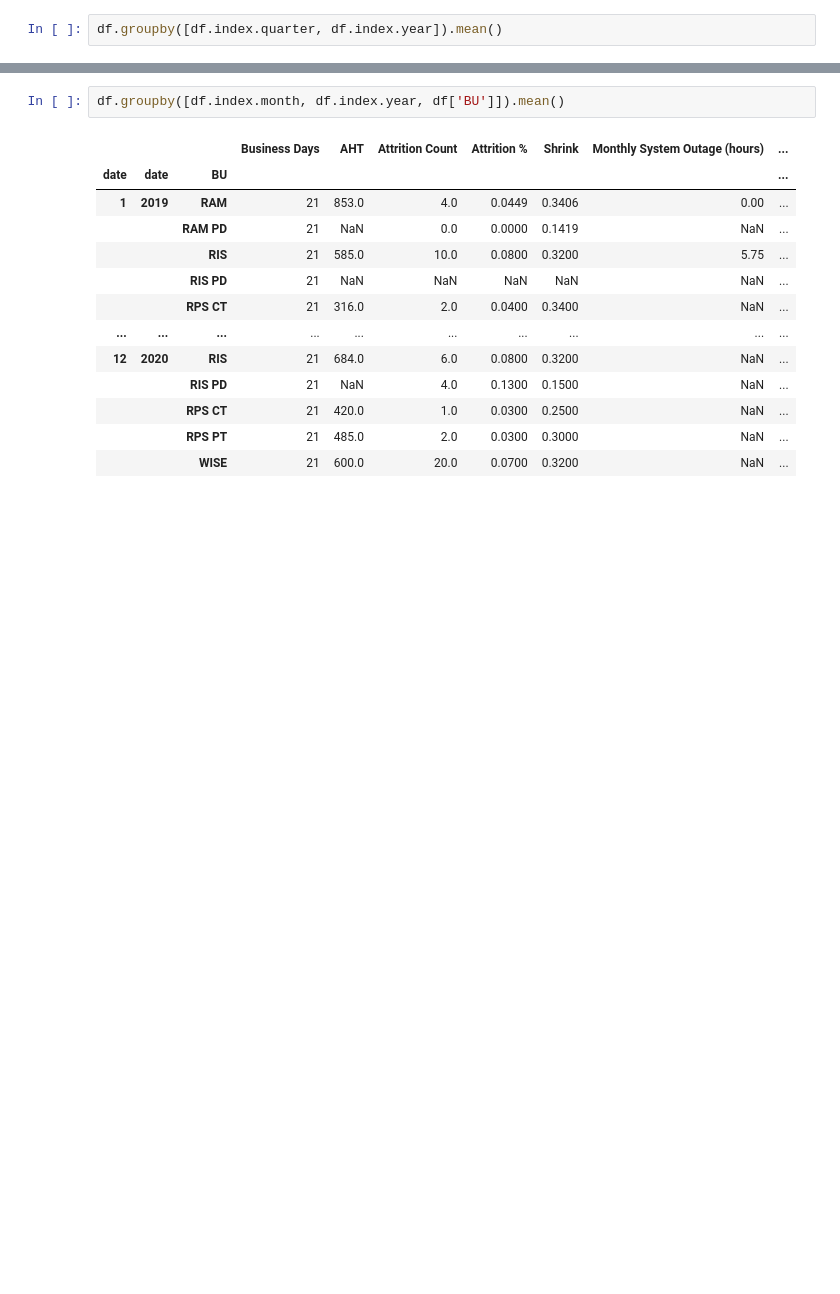
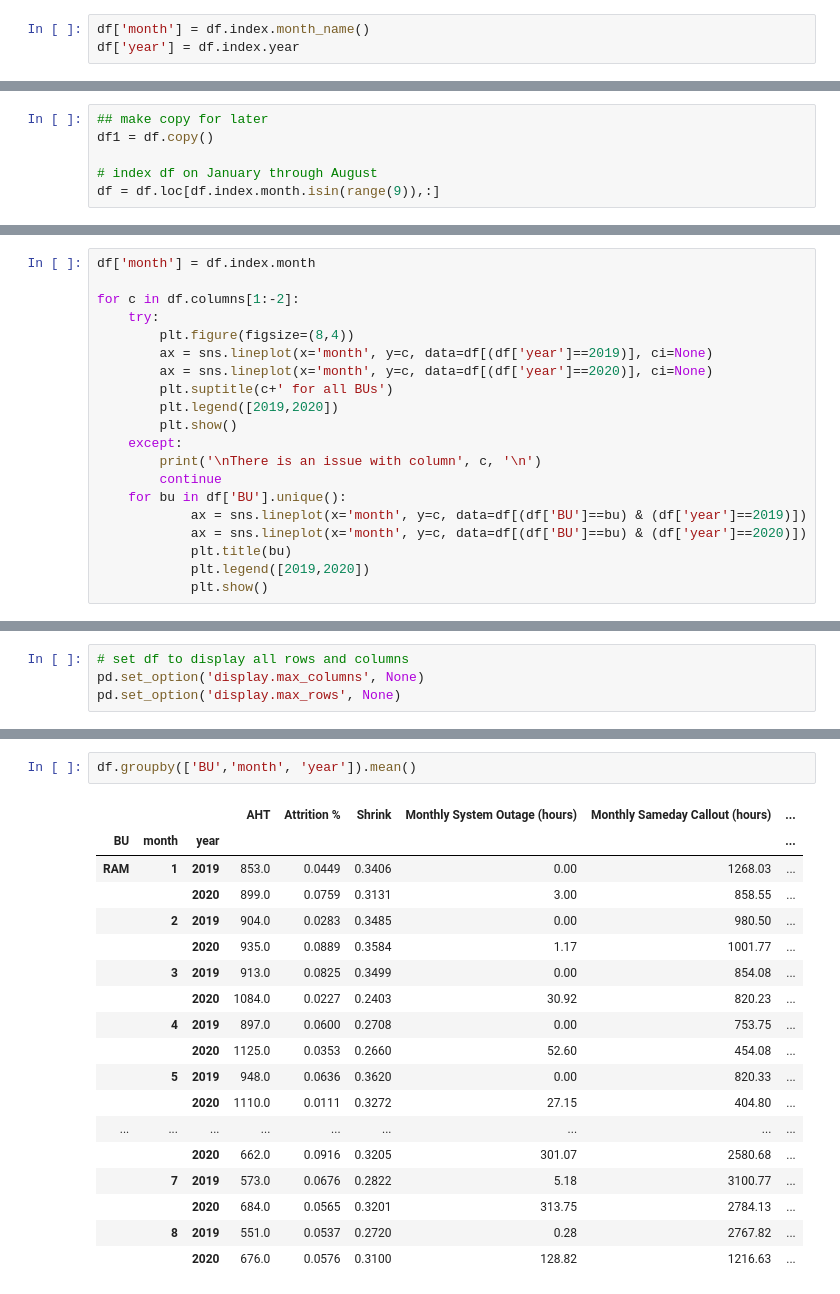
Before and after one commit to majickdave/wfh_analysis, a Jupyter notebook: wfh_analysis.ipynb, the cells around one changed output, grey strips where cells are left out. Saved outputs shown, nothing was run; the diff lists cells and outputs as text; blank space fills up the shorter version.

```diff
--- a/wfh_analysis.ipynb
+++ b/wfh_analysis.ipynb
@@ -45,2 +72,3 @@ df = df.drop('date', 1)
 # %%
-df.groupby([df.index.quarter, df.index.year]).mean()
+df['month'] = df.index.month_name()
+df['year'] = df.index.year
@@ -57,0 +77,6 @@ df.groupby([df.index.quarter, df.index.year]).mean()
+# %%
+## make copy for later
+df1 = df.copy()
+
+# index df on January through August
+df = df.loc[df.index.month.isin(range(9)),:]
@@ -57,0 +116,20 @@ df.groupby([df.index.quarter, df.index.year]).mean()
+# %%
+df['month'] = df.index.month
+
+for c in df.columns[1:-2]:
+    try:
+        plt.figure(figsize=(8,4))
+        ax = sns.lineplot(x='month', y=c, data=df[(df['year']==2019)], ci=None)
+        ax = sns.lineplot(x='month', y=c, data=df[(df['year']==2020)], ci=None)
+        plt.suptitle(c+' for all BUs')
+        plt.legend([2019,2020])
+        plt.show()
+    except:
+        print('\nThere is an issue with column', c, '\n')
+        continue
+    for bu in df['BU'].unique():
+            ax = sns.lineplot(x='month', y=c, data=df[(df['BU']==bu) & (df['year']==2019)])
+            ax = sns.lineplot(x='month', y=c, data=df[(df['BU']==bu) & (df['year']==2020)])
+            plt.title(bu)
+            plt.legend([2019,2020])
+            plt.show()
@@ -57,0 +161,4 @@ df.groupby([df.index.quarter, df.index.year]).mean()
+# %%
+# set df to display all rows and columns
+pd.set_option('display.max_columns', None)
+pd.set_option('display.max_rows', None)
@@ -58,16 +167,21 @@ df.groupby([df.index.quarter, df.index.year]).mean()
 # %%
-df.groupby([df.index.month, df.index.year, df['BU']]).mean()
+df.groupby(['BU','month', 'year']).mean()
 # %% [output]
-|  |  |  | Business Days | AHT | Attrition Count | Attrition % | Shrink | Monthly System Outage (hours) | ... |
-| date | date | BU |  |  |  |  |  |  | ... |
-| 1 | 2019 | RAM | 21 | 853.0 | 4.0 | 0.0449 | 0.3406 | 0.00 | ... |
-|  |  | RAM PD | 21 | NaN | 0.0 | 0.0000 | 0.1419 | NaN | ... |
-|  |  | RIS | 21 | 585.0 | 10.0 | 0.0800 | 0.3200 | 5.75 | ... |
-|  |  | RIS PD | 21 | NaN | NaN | NaN | NaN | NaN | ... |
-|  |  | RPS CT | 21 | 316.0 | 2.0 | 0.0400 | 0.3400 | NaN | ... |
-| ... | ... | ... | ... | ... | ... | ... | ... | ... | ... |
-| 12 | 2020 | RIS | 21 | 684.0 | 6.0 | 0.0800 | 0.3200 | NaN | ... |
-|  |  | RIS PD | 21 | NaN | 4.0 | 0.1300 | 0.1500 | NaN | ... |
-|  |  | RPS CT | 21 | 420.0 | 1.0 | 0.0300 | 0.2500 | NaN | ... |
-|  |  | RPS PT | 21 | 485.0 | 2.0 | 0.0300 | 0.3000 | NaN | ... |
-|  |  | WISE | 21 | 600.0 | 20.0 | 0.0700 | 0.3200 | NaN | ... |
+|  |  |  | AHT | Attrition % | Shrink | Monthly System Outage (hours) | Monthly Sameday Callout (hours) | ... |
+| BU | month | year |  |  |  |  |  | ... |
+| RAM | 1 | 2019 | 853.0 | 0.0449 | 0.3406 | 0.00 | 1268.03 | ... |
+|  |  | 2020 | 899.0 | 0.0759 | 0.3131 | 3.00 | 858.55 | ... |
+|  | 2 | 2019 | 904.0 | 0.0283 | 0.3485 | 0.00 | 980.50 | ... |
+|  |  | 2020 | 935.0 | 0.0889 | 0.3584 | 1.17 | 1001.77 | ... |
+|  | 3 | 2019 | 913.0 | 0.0825 | 0.3499 | 0.00 | 854.08 | ... |
+|  |  | 2020 | 1084.0 | 0.0227 | 0.2403 | 30.92 | 820.23 | ... |
+|  | 4 | 2019 | 897.0 | 0.0600 | 0.2708 | 0.00 | 753.75 | ... |
+|  |  | 2020 | 1125.0 | 0.0353 | 0.2660 | 52.60 | 454.08 | ... |
+|  | 5 | 2019 | 948.0 | 0.0636 | 0.3620 | 0.00 | 820.33 | ... |
+|  |  | 2020 | 1110.0 | 0.0111 | 0.3272 | 27.15 | 404.80 | ... |
+| ... | ... | ... | ... | ... | ... | ... | ... | ... |
+|  |  | 2020 | 662.0 | 0.0916 | 0.3205 | 301.07 | 2580.68 | ... |
+|  | 7 | 2019 | 573.0 | 0.0676 | 0.2822 | 5.18 | 3100.77 | ... |
+|  |  | 2020 | 684.0 | 0.0565 | 0.3201 | 313.75 | 2784.13 | ... |
+|  | 8 | 2019 | 551.0 | 0.0537 | 0.2720 | 0.28 | 2767.82 | ... |
+|  |  | 2020 | 676.0 | 0.0576 | 0.3100 | 128.82 | 1216.63 | ... |
```
Also changed, not shown: parts of 33 cells of this notebook, 1 other file.
